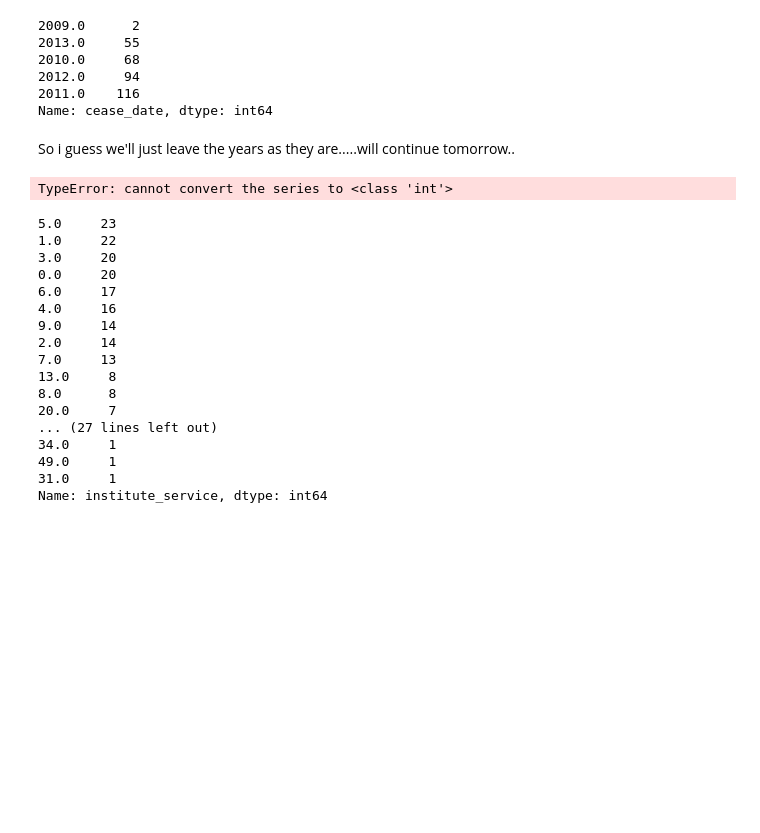
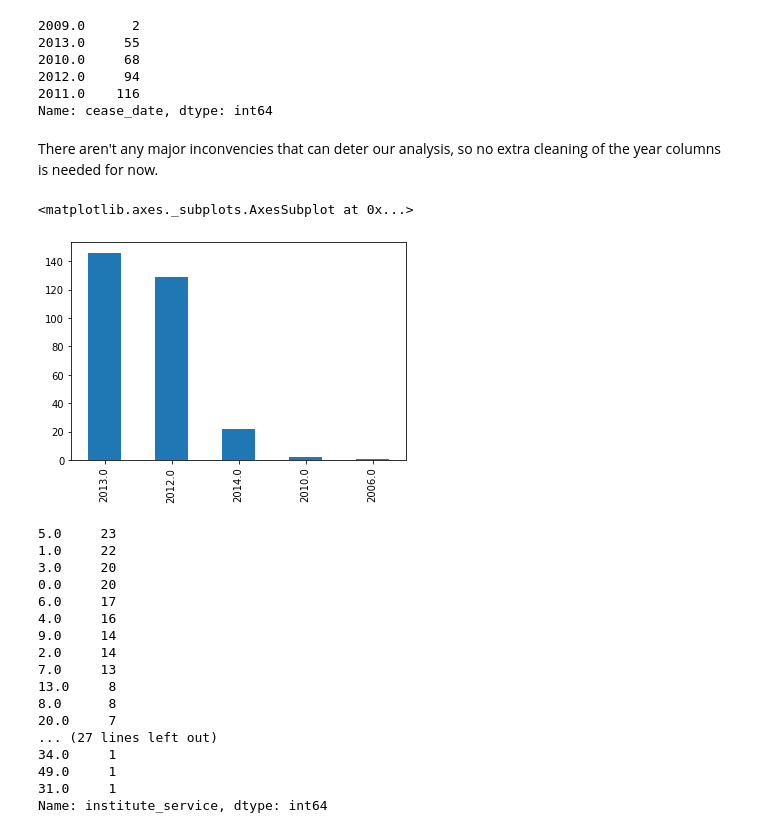
Before and after one commit to vlad-e/Clean-And-Analyze-Employee-Exit-Surveys, a Jupyter notebook: Basics.ipynb, the cells around one changed output. Drawn from its saved outputs; the diff is of its cells as text; code cells hidden in the pictures; blank space fills up the shorter version.

```diff
--- a/Basics.ipynb
+++ b/Basics.ipynb
@@ -251,16 +251,19 @@ tafe_resignations['cease_date'].value_counts().sort_values()
 2012.0     94
 2011.0    116
 Name: cease_date, dtype: int64
-# %% [markdown]
-So i guess we'll just leave the years as they are.....will continue tomorrow..
+# %% [markdown]
+There aren't any major inconvencies that can deter our analysis, so no extra cleaning of the year columns is needed for now.
 # %%
 %matplotlib inline
 # %%
-#BoxPLot - to be tried!!
 
-dete_resignations.plot(kind="box", y="cease_date",yticks=int(dete_resignations["cease_date"]))
+
+dete_resignations["cease_date"].value_counts().plot.bar()
+
+# dete_resignations.plot(kind="box", y="cease_date",yticks=dete_resignations["cease_date"]);
 # %% [output]
-TypeError: cannot convert the series to <class 'int'>
+<matplotlib.axes._subplots.AxesSubplot at 0x...>
+[figure, added]
 # %%
 dete_resignations["institute_service"]=dete_resignations["cease_date"]-dete_resignations["dete_start_date"]
 # %%
```
Also changed, not shown: parts of 11 cells of this notebook.
